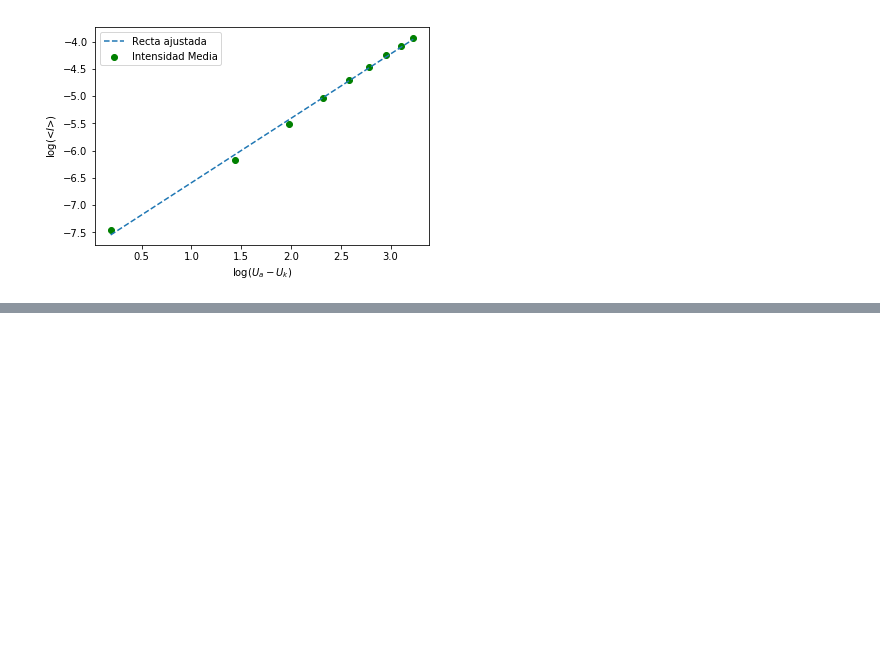
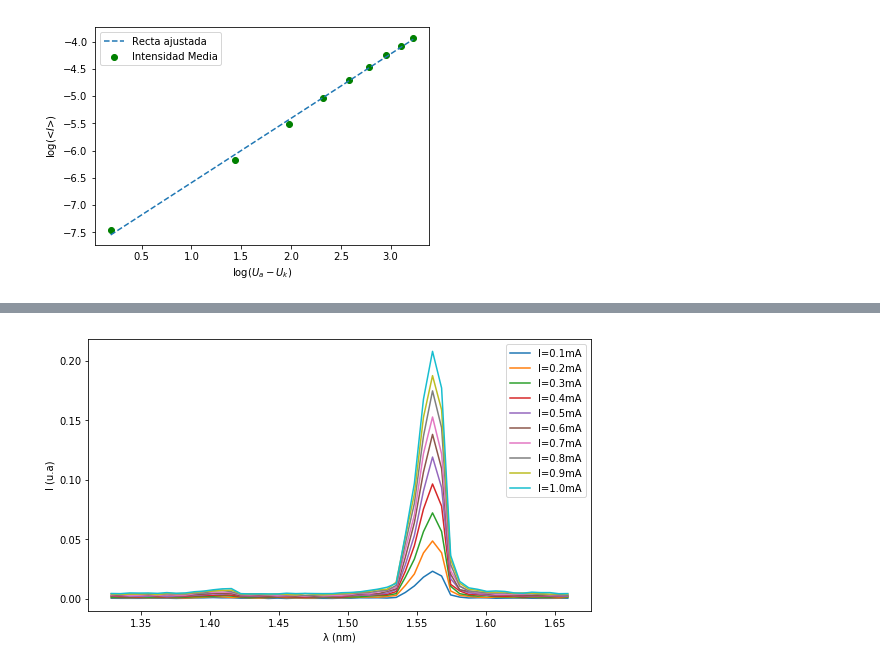
Before and after one commit to diegotg2000/RayosX, a Jupyter notebook: Analisis.ipynb, the cells around one changed output, grey strips where cells are left out. Saved outputs shown, nothing was run; the diff lists cells and outputs as text; code cells hidden in the pictures; blank space fills up the shorter version.

```diff
--- a/Analisis.ipynb
+++ b/Analisis.ipynb
@@ -215,0 +214,18 @@ EL intercepto dio: -3.03663959585643 y la pendiente,  2.883123441054112
+# %%
+#Voltaje=35kV
+theta=np.loadtxt('corriente_variable.txt', usecols=0)
+d=2.04E-10
+landa=2*d*np.sin(theta*np.pi/180)
+landa=landa*(10**10)
+Corrientes=np.arange(1,11)/10 #mA
+plt.figure(figsize=(9,5))
+Imax=np.loadtxt('corriente_variable.txt', usecols=10)
+for i in range(1,11):
+    I=np.loadtxt('corriente_variable.txt', usecols=i)
+    plt.plot(landa, I/sum(Imax), label='I='+str(Corrientes[i-1])+'mA')
+    plt.xlabel('\u03bb (nm)')
+    plt.ylabel('I (u.a)')
+    plt.savefig('EspectroVsCorriente.png')
+    plt.legend()
+# %% [output]
+[figure, added]
```
Also changed, not shown: parts of 4 cells of this notebook, 5 other files.
